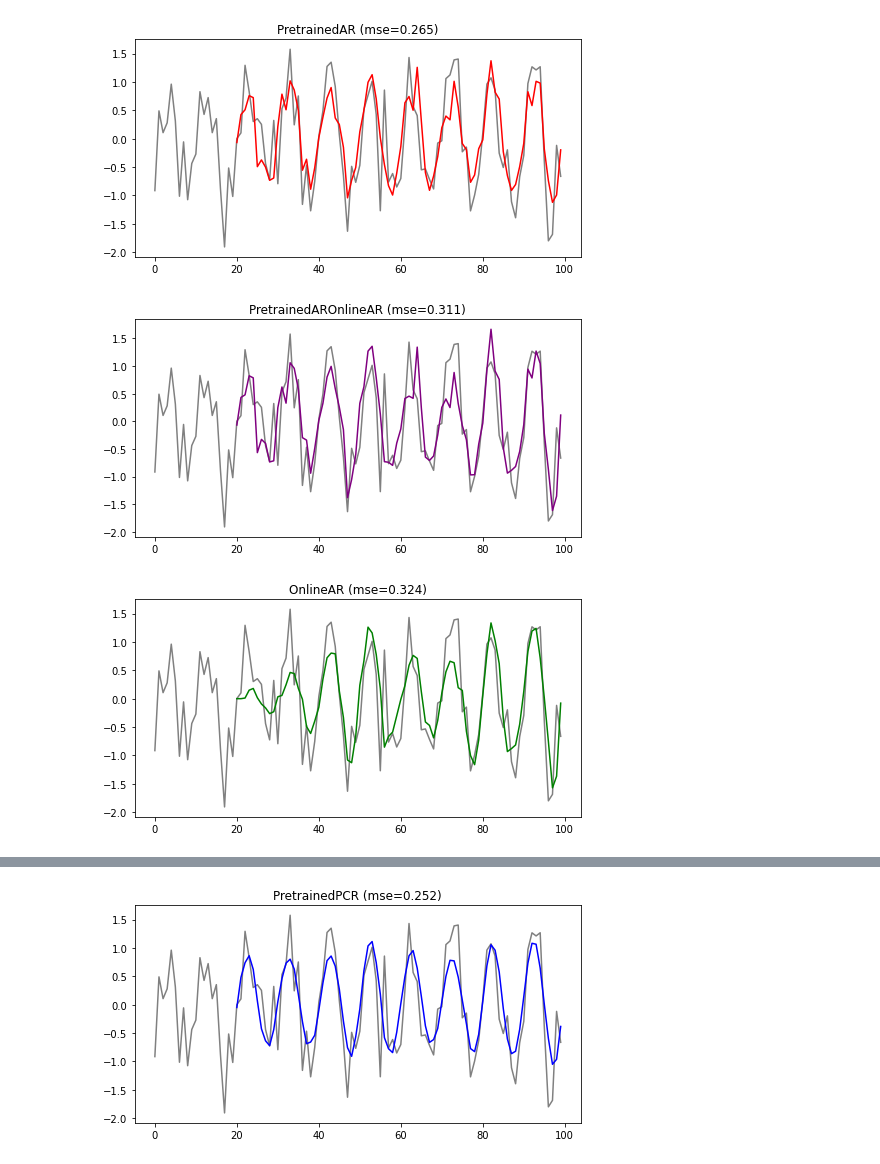
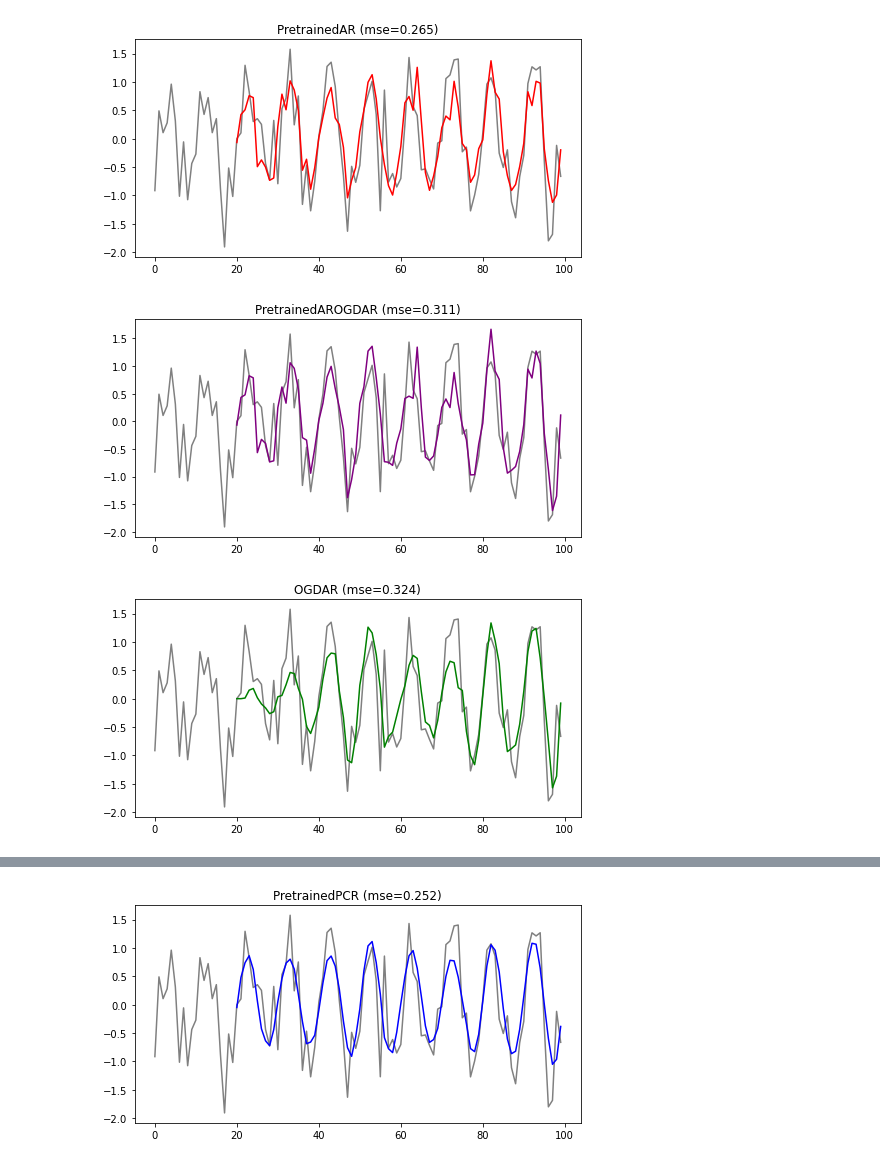
Before and after one commit to danielsuo/skgaip, a Jupyter notebook: notebooks/2020-05-30 Algorithm 1.ipynb, the cells around one changed output, grey strips where cells are left out. Saved outputs shown, nothing was run; the diff lists cells and outputs as text; code cells hidden in the pictures.

```diff
--- a/notebooks/2020-05-30 Algorithm 1.ipynb
+++ b/notebooks/2020-05-30 Algorithm 1.ipynb
@@ -105,38 +105,38 @@ _ = TestPretrainedAR(x_train, x_test, 20)
 # %% [output]
 [figure]
 # %%
-# Pre-trained AR, Online AR
+# Pre-trained AR, OGD AR
 plt.rc('figure', figsize=(8,4))
 
-def TestPretrainedAROnlineAR(x_train, x_test, H):
+def TestPretrainedAROGDAR(x_train, x_test, H):
     X_train, Y_train = AR_feat(x_train, H)
     X_test, Y_test = AR_feat(x_test, H)
 
     ls = sklearn.linear_model.Ridge(1e-20)
     ls.fit(X_train, Y_train)
 
     model, state = ARXHistory.new(shapes=[(1, H, 1)])
     model.params["Targets"]["Linear"]["kernel"] = ls.coef_[:, None]
     model.params["Targets"]["Linear"]["bias"] = jnp.array(np.array([ls.intercept_]))
     optim_def = GradientDescent(learning_rate=10**-2)
     optimizer = optim_def.create(model)
 
     Y_pred, optimizer, state = tscan(X_test.reshape(X_test.shape[0], 1, X_test.shape[1], 1), Y_test, optimizer, state=state)
     Y_pred = Y_pred.squeeze()
 
     err = trunc_mse(Y_test, Y_pred)
-    viz(x_test, Y_pred, title='PretrainedAROnlineAR (mse=%.3f)' % err, color='purple')
+    viz(x_test, Y_pred, title='PretrainedAROGDAR (mse=%.3f)' % err, color='purple')
 
     return err
 
-_ = TestPretrainedAROnlineAR(x_train, x_test, 20)
+_ = TestPretrainedAROGDAR(x_train, x_test, 20)
 # %% [output]
-[figure, old version]
+[figure, new version]
 # %%
-# Online AR
+# OGD AR
 plt.rc('figure', figsize=(8,4))
 
-def TestOnlineAR(x_train, x_test, H):
+def TestOGDAR(x_train, x_test, H):
     X_test, Y_test = AR_feat(x_test, H)
     model, state = ARXHistory.new(shapes=[(1, H, 1)])
     optim_def = GradientDescent(learning_rate=10**-2)
@@ -146,9 +146,9 @@ def TestOnlineAR(x_train, x_test, H):
     Y_pred = Y_pred.squeeze()
 
     err = trunc_mse(Y_test, Y_pred)
-    viz(x_test, Y_pred, title='OnlineAR (mse=%.3f)' % err, color='green')
+    viz(x_test, Y_pred, title='OGDAR (mse=%.3f)' % err, color='green')
     return err
 
-_ = TestOnlineAR(x_train, x_test, 20)
+_ = TestOGDAR(x_train, x_test, 20)
 # %% [output]
-[figure, old version]
+[figure, new version]
```
Also changed, not shown: parts of 6 cells of this notebook.
